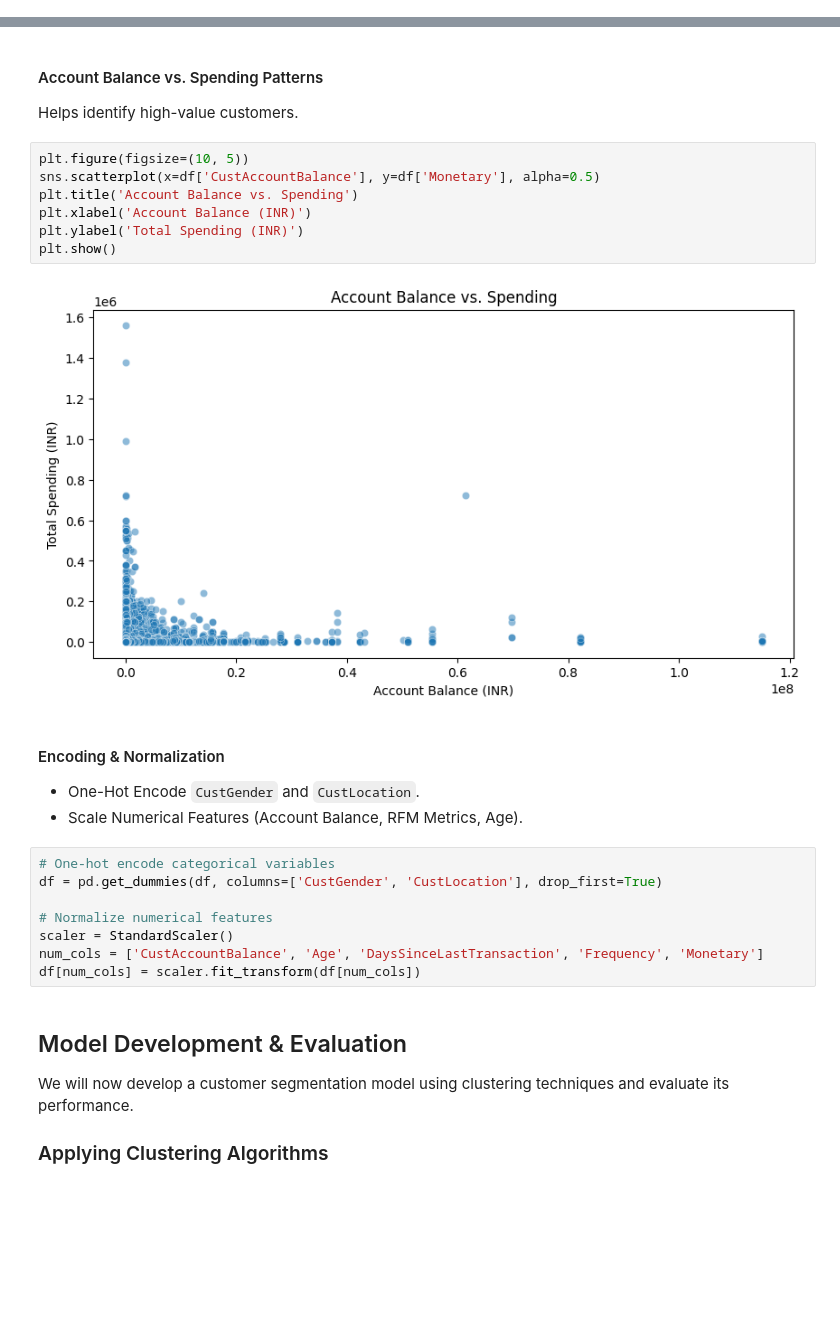
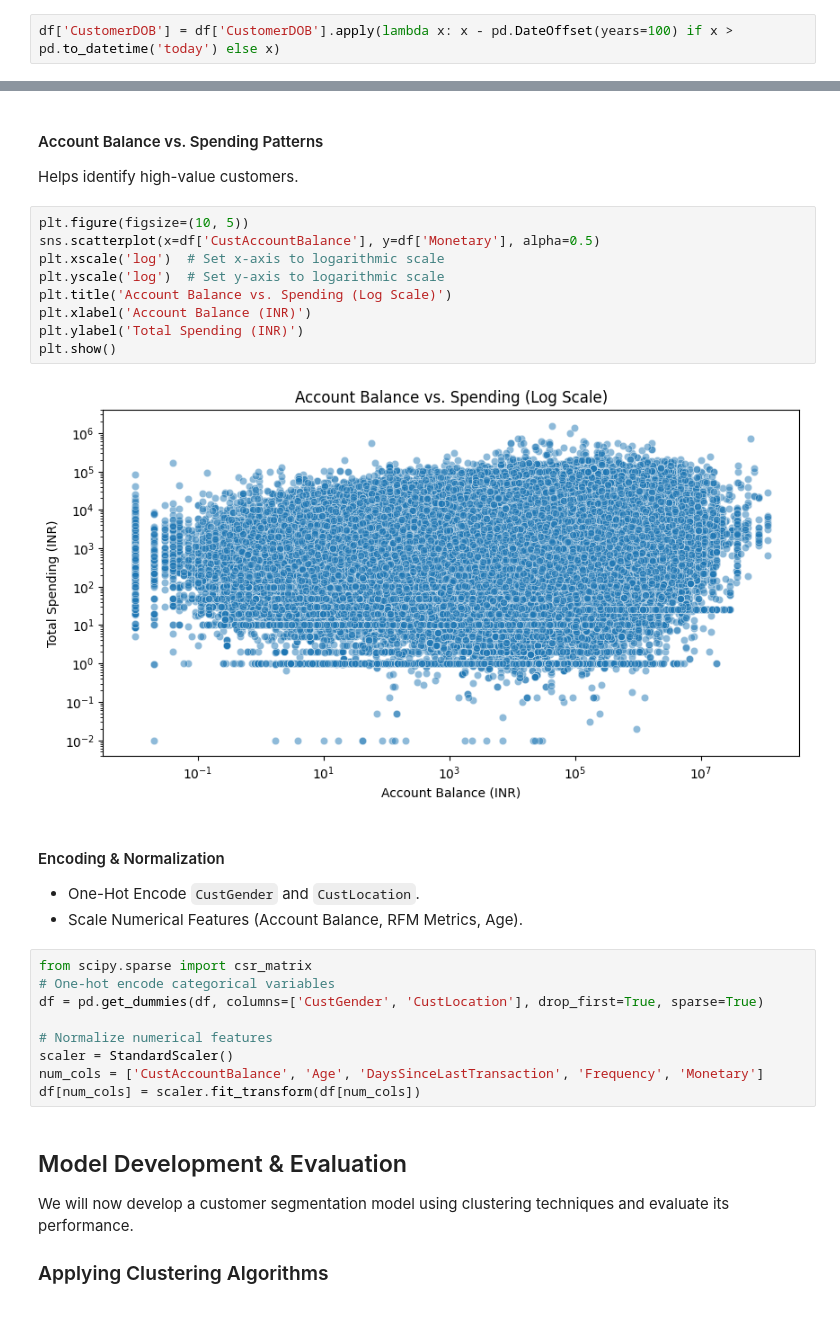
Before and after one commit to ghsaberr/customer-segmentation-personalization, a Jupyter notebook: customer-segmentation-personalization.ipynb, the cells around one changed output, grey strips where cells are left out. Saved outputs shown, nothing was run; the diff lists cells and outputs as text; blank space fills up the shorter version.

```diff
--- a/customer-segmentation-personalization.ipynb
+++ b/customer-segmentation-personalization.ipynb
@@ -90,6 +90,8 @@ dtype: int64
 - `CustGender`: Fill missing values with the most common gender.
 - `CustLocation`: Fill with "Unknown" or mode.
 - `CustAccountBalance`: Fill missing values with the median.
+# %%
+df['CustomerDOB'] = df['CustomerDOB'].apply(lambda x: x - pd.DateOffset(years=100) if x > pd.to_datetime('today') else x)
 # %%
 # Convert 'CustomerDOB' to datetime
 df['CustomerDOB'] = pd.to_datetime(df['CustomerDOB'])
@@ -250,19 +252,22 @@ Helps identify high-value customers.
 # %%
 plt.figure(figsize=(10, 5))
 sns.scatterplot(x=df['CustAccountBalance'], y=df['Monetary'], alpha=0.5)
-plt.title('Account Balance vs. Spending')
+plt.xscale('log')  # Set x-axis to logarithmic scale
+plt.yscale('log')  # Set y-axis to logarithmic scale
+plt.title('Account Balance vs. Spending (Log Scale)')
 plt.xlabel('Account Balance (INR)')
 plt.ylabel('Total Spending (INR)')
 plt.show()
 # %% [output]
-[figure, old version]
+[figure, new version]
 # %% [markdown]
 #### Encoding & Normalization
 - One-Hot Encode `CustGender` and `CustLocation`.
 - Scale Numerical Features (Account Balance, RFM Metrics, Age).
 # %%
+from scipy.sparse import csr_matrix
 # One-hot encode categorical variables
-df = pd.get_dummies(df, columns=['CustGender', 'CustLocation'], drop_first=True)
+df = pd.get_dummies(df, columns=['CustGender', 'CustLocation'], drop_first=True, sparse=True)
 
 # Normalize numerical features
 scaler = StandardScaler()
```
Also changed, not shown: parts of 5 cells of this notebook, 1 other file.
